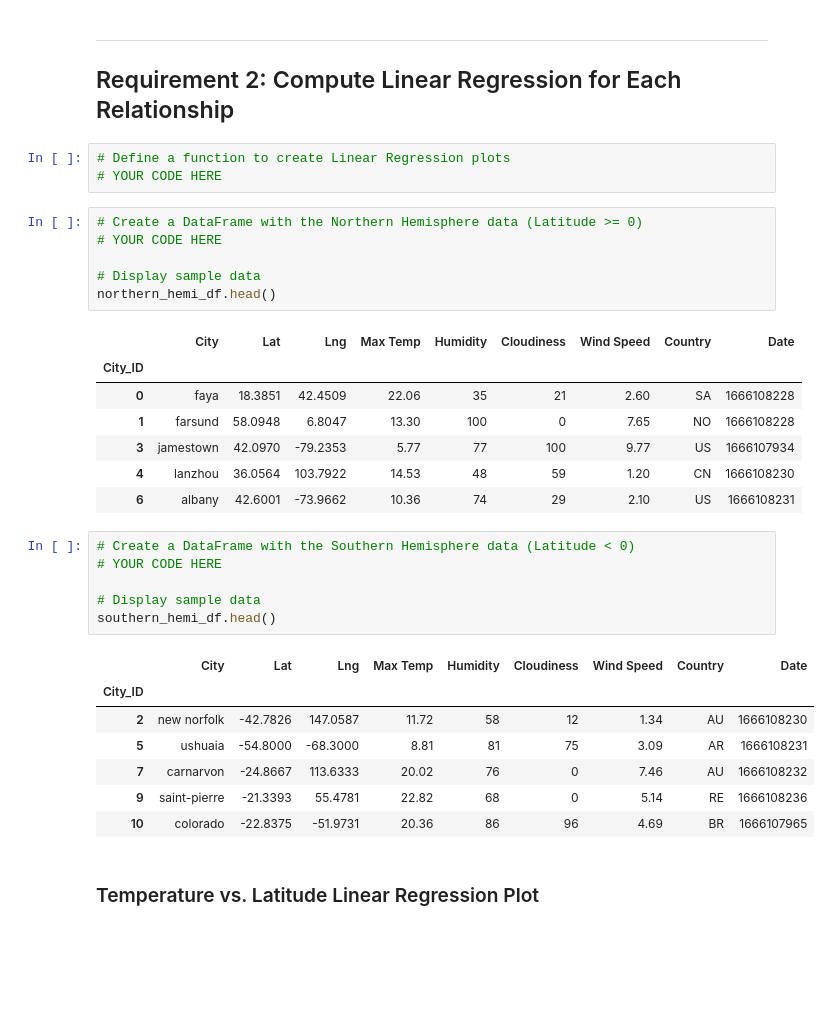
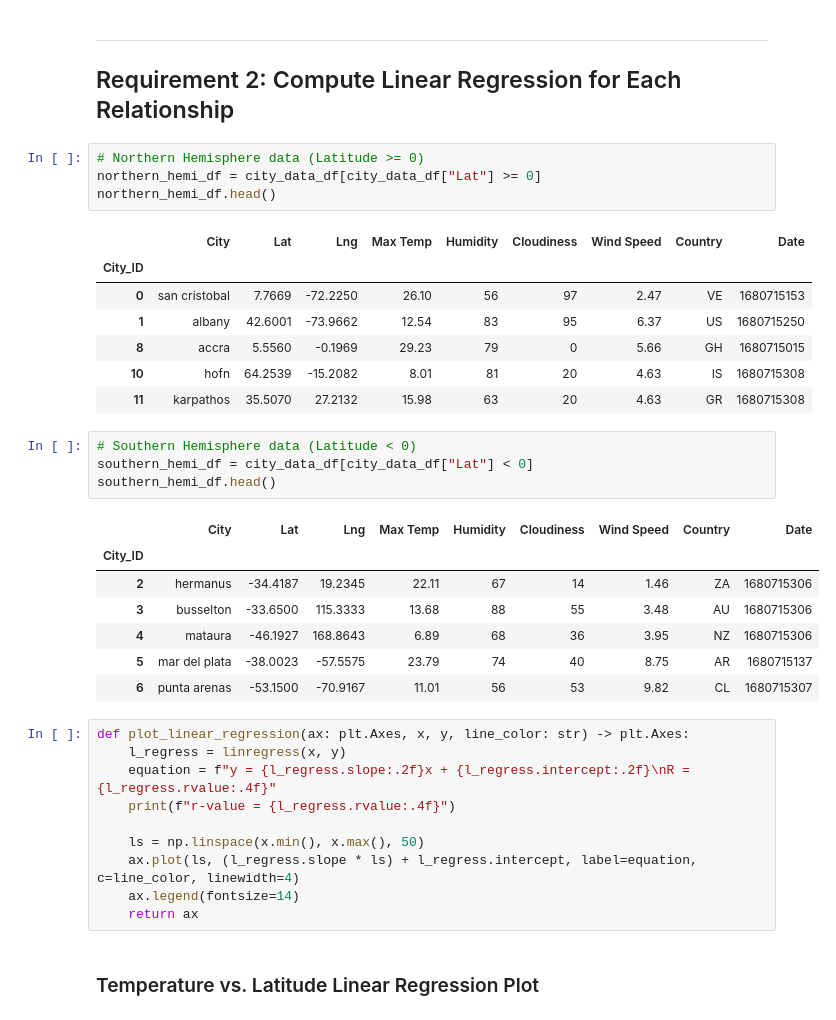
Before and after one commit to zachaa/python-api-challenge, a Jupyter notebook: WeatherPy.ipynb, the cells around one changed output. Cells and saved outputs as stored; diff of their text form; blank space fills up the shorter version.

```diff
--- a/WeatherPy.ipynb
+++ b/WeatherPy.ipynb
@@ -300,36 +313,39 @@ plt.show()
 ---
 
 ## Requirement 2: Compute Linear Regression for Each Relationship
-# %%
-# Define a function to create Linear Regression plots
-# YOUR CODE HERE
 # %%
-# Create a DataFrame with the Northern Hemisphere data (Latitude >= 0)
-# YOUR CODE HERE
-
-# Display sample data
+# Northern Hemisphere data (Latitude >= 0)
+northern_hemi_df = city_data_df[city_data_df["Lat"] >= 0]
 northern_hemi_df.head()
 # %% [output]
 |  | City | Lat | Lng | Max Temp | Humidity | Cloudiness | Wind Speed | Country | Date |
 | City_ID |  |  |  |  |  |  |  |  |  |
-| 0 | faya | 18.3851 | 42.4509 | 22.06 | 35 | 21 | 2.60 | SA | 1666108228 |
-| 1 | farsund | 58.0948 | 6.8047 | 13.30 | 100 | 0 | 7.65 | NO | 1666108228 |
-| 3 | jamestown | 42.0970 | -79.2353 | 5.77 | 77 | 100 | 9.77 | US | 1666107934 |
-| 4 | lanzhou | 36.0564 | 103.7922 | 14.53 | 48 | 59 | 1.20 | CN | 1666108230 |
-| 6 | albany | 42.6001 | -73.9662 | 10.36 | 74 | 29 | 2.10 | US | 1666108231 |
+| 0 | san cristobal | 7.7669 | -72.2250 | 26.10 | 56 | 97 | 2.47 | VE | 1680715153 |
+| 1 | albany | 42.6001 | -73.9662 | 12.54 | 83 | 95 | 6.37 | US | 1680715250 |
+| 8 | accra | 5.5560 | -0.1969 | 29.23 | 79 | 0 | 5.66 | GH | 1680715015 |
+| 10 | hofn | 64.2539 | -15.2082 | 8.01 | 81 | 20 | 4.63 | IS | 1680715308 |
+| 11 | karpathos | 35.5070 | 27.2132 | 15.98 | 63 | 20 | 4.63 | GR | 1680715308 |
 # %%
-# Create a DataFrame with the Southern Hemisphere data (Latitude < 0)
-# YOUR CODE HERE
-
-# Display sample data
+# Southern Hemisphere data (Latitude < 0)
+southern_hemi_df = city_data_df[city_data_df["Lat"] < 0]
 southern_hemi_df.head()
 # %% [output]
 |  | City | Lat | Lng | Max Temp | Humidity | Cloudiness | Wind Speed | Country | Date |
 | City_ID |  |  |  |  |  |  |  |  |  |
-| 2 | new norfolk | -42.7826 | 147.0587 | 11.72 | 58 | 12 | 1.34 | AU | 1666108230 |
-| 5 | ushuaia | -54.8000 | -68.3000 | 8.81 | 81 | 75 | 3.09 | AR | 1666108231 |
-| 7 | carnarvon | -24.8667 | 113.6333 | 20.02 | 76 | 0 | 7.46 | AU | 1666108232 |
-| 9 | saint-pierre | -21.3393 | 55.4781 | 22.82 | 68 | 0 | 5.14 | RE | 1666108236 |
-| 10 | colorado | -22.8375 | -51.9731 | 20.36 | 86 | 96 | 4.69 | BR | 1666107965 |
+| 2 | hermanus | -34.4187 | 19.2345 | 22.11 | 67 | 14 | 1.46 | ZA | 1680715306 |
+| 3 | busselton | -33.6500 | 115.3333 | 13.68 | 88 | 55 | 3.48 | AU | 1680715306 |
+| 4 | mataura | -46.1927 | 168.8643 | 6.89 | 68 | 36 | 3.95 | NZ | 1680715306 |
+| 5 | mar del plata | -38.0023 | -57.5575 | 23.79 | 74 | 40 | 8.75 | AR | 1680715137 |
+| 6 | punta arenas | -53.1500 | -70.9167 | 11.01 | 56 | 53 | 9.82 | CL | 1680715307 |
+# %%
+def plot_linear_regression(ax: plt.Axes, x, y, line_color: str) -> plt.Axes:
+    l_regress = linregress(x, y)
+    equation = f"y = {l_regress.slope:.2f}x + {l_regress.intercept:.2f}\nR = {l_regress.rvalue:.4f}"
+    print(f"r-value = {l_regress.rvalue:.4f}")
+
+    ls = np.linspace(x.min(), x.max(), 50)
+    ax.plot(ls, (l_regress.slope * ls) + l_regress.intercept, label=equation, c=line_color, linewidth=4)
+    ax.legend(fontsize=14)
+    return ax
 # %% [markdown]
 ###  Temperature vs. Latitude Linear Regression Plot
```
Also changed, not shown: parts of 22 cells of this notebook.
